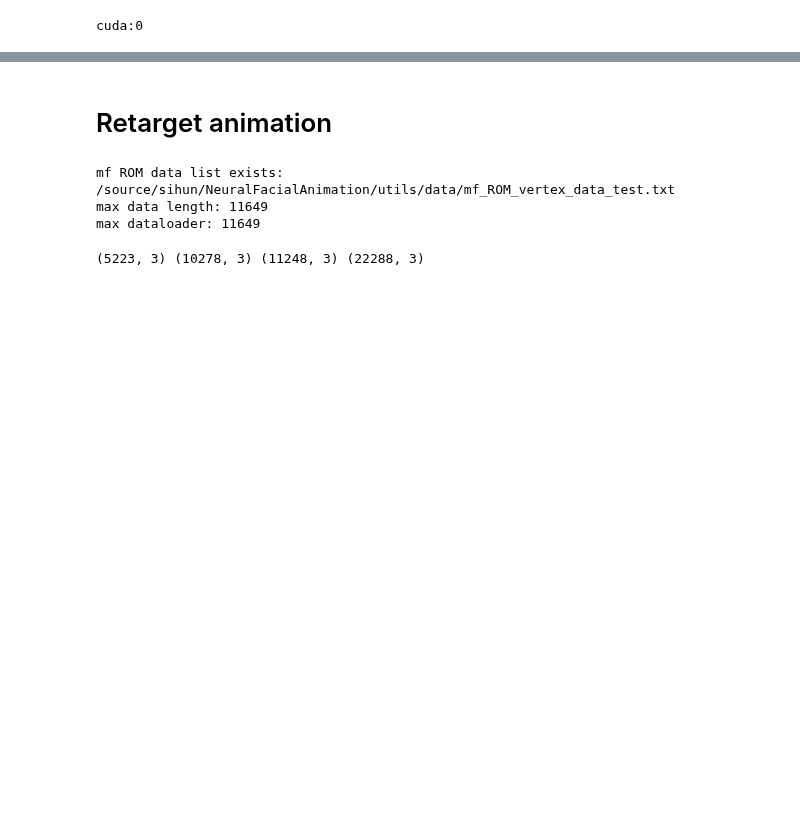
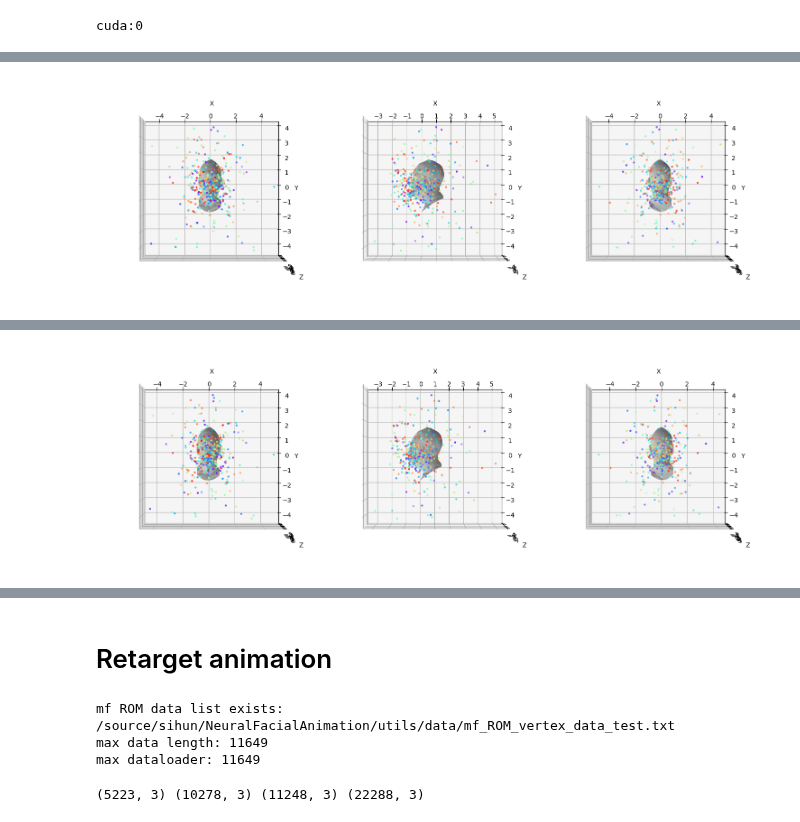
Before and after one commit to chacorp/PDB, a Jupyter notebook: notebook/NBC_visualize.ipynb, the cells around one changed output, grey strips where cells are left out. Cells and saved outputs as stored; diff of their text form; code cells hidden in the pictures; blank space fills up the shorter version.

```diff
--- a/notebook/NBC_visualize.ipynb
+++ b/notebook/NBC_visualize.ipynb
@@ -205,0 +493,78 @@ plot_image_array(
+# %%
+from utils.matplotlib_rnd import xrotate, yrotate, zrotate
+import matplotlib.cm as cm
+
+def draw_mesh_and_key_v(template_v_th, key_v, key_weight, faces, only_nz=False):
+    mesh_v = template_v_th.detach().cpu().numpy()
+
+    if only_nz:
+        args_nz = torch.nonzero(key_weight.sum(0)).squeeze()
+        print(key_v.shape)
+        print(args_nz.shape)
+        foo=torch.zeros(key_v.shape[0], dtype=bool)
+        foo[args_nz]=1
+        args_nz=foo
+        points = key_v[args_nz].detach().cpu().numpy()
+        print(points.shape)
+    else:
+        points = key_v.detach().cpu().numpy()
+
+    fig = plt.figure(figsize=(15, 7))
+    ax = fig.add_subplot(131, projection='3d')
+
+    colors = cm.rainbow(np.linspace(0, 1, points.shape[0]))
+
+    ax.plot_trisurf(mesh_v[:, 0], mesh_v[:, 1], mesh_v[:, 2],
+                    triangles=faces, alpha=.8, color='lightgrey', linewidth=0.1)
+
+    #ax.scatter(points[:, 0], points[:, 1], points[:, 2], color='r', s=1)
+    ax.scatter(points[:, 0], points[:, 1], points[:, 2], color=colors, s=5)
+    ax.view_init(elev=90, azim=-90)
+    ax.set_xlabel('X')
+    ax.set_ylabel('Y')
+    ax.set_zlabel('Z')
+    plt.tight_layout()
+
+    ax = fig.add_subplot(132, projection='3d')
+
+
+    mesh_v2 = mesh_v @ yrotate(90)[:3,:3]
+    points_2 = points @ yrotate(90)[:3,:3]
+    ax.plot_trisurf(mesh_v2[:, 0], mesh_v2[:, 1], mesh_v2[:, 2],
+                    triangles=faces, alpha=.8, color='lightgrey', linewidth=0.1)
+
+    # ax.scatter(points_2[:, 0], points_2[:, 1], points_2[:, 2], color='r', s=1)
+    ax.scatter(points_2[:, 0], points_2[:, 1], points_2[:, 2], color=colors, s=5)
+    ax.view_init(elev=90, azim=-90)
+    ax.set_xlabel('X')
+    ax.set_ylabel('Y')
+    ax.set_zlabel('Z')
+    plt.tight_layout()
+
+
+    ax = fig.add_subplot(133, projection='3d')
+
+    # mesh_v = mesh_v @ zrotate(-90)[:3,:3] @ yrotate(-90)[:3,:3]
+    mesh_v3 = mesh_v @ yrotate(180)[:3,:3]
+    points_3 = points @ yrotate(180)[:3,:3]
+    ax.plot_trisurf(mesh_v3[:, 0], mesh_v3[:, 1], mesh_v3[:, 2],
+                    triangles=faces, alpha=.8, color='lightgrey', linewidth=0.1)
+
+    #Cs = np.random.rand(points.shape[0])
+    colors = cm.rainbow(np.linspace(0, 1, points.shape[0]))
+    #ax.scatter(points_3[:, 0], points_3[:, 1], points_3[:, 2], c=Cs, s=2)
+    ax.scatter(points_3[:, 0], points_3[:, 1], points_3[:, 2], color=colors, s=5)
+    ax.view_init(elev=90, azim=-90)
+    ax.set_xlabel('X')
+    ax.set_ylabel('Y')
+    ax.set_zlabel('Z')
+    plt.tight_layout()
+
+    plt.show()
+NNN=0
+
+# draw_mesh_and_key_v(pred_source[NNN],  key_s[NNN], key_weight[NNN], tgt_mesh.faces)
+# draw_mesh_and_key_v(pred_outputs[NNN], key_d[NNN], key_weight[NNN], tgt_mesh.faces)
+draw_mesh_and_key_v(pred_outputs[NNN], key_d[NNN], key_weight[NNN], tgt_mesh.faces, True)
+draw_mesh_and_key_v(pred_source[NNN],  key_s[NNN], key_weight[NNN], tgt_mesh.faces, True)
+# %% [output]
@@ -205,0 +574 @@ plot_image_array(
+[figure, added]
@@ -205,0 +578 @@ plot_image_array(
+[figure, added]
```
Also changed, not shown: parts of 26 cells of this notebook, 9 other files.
